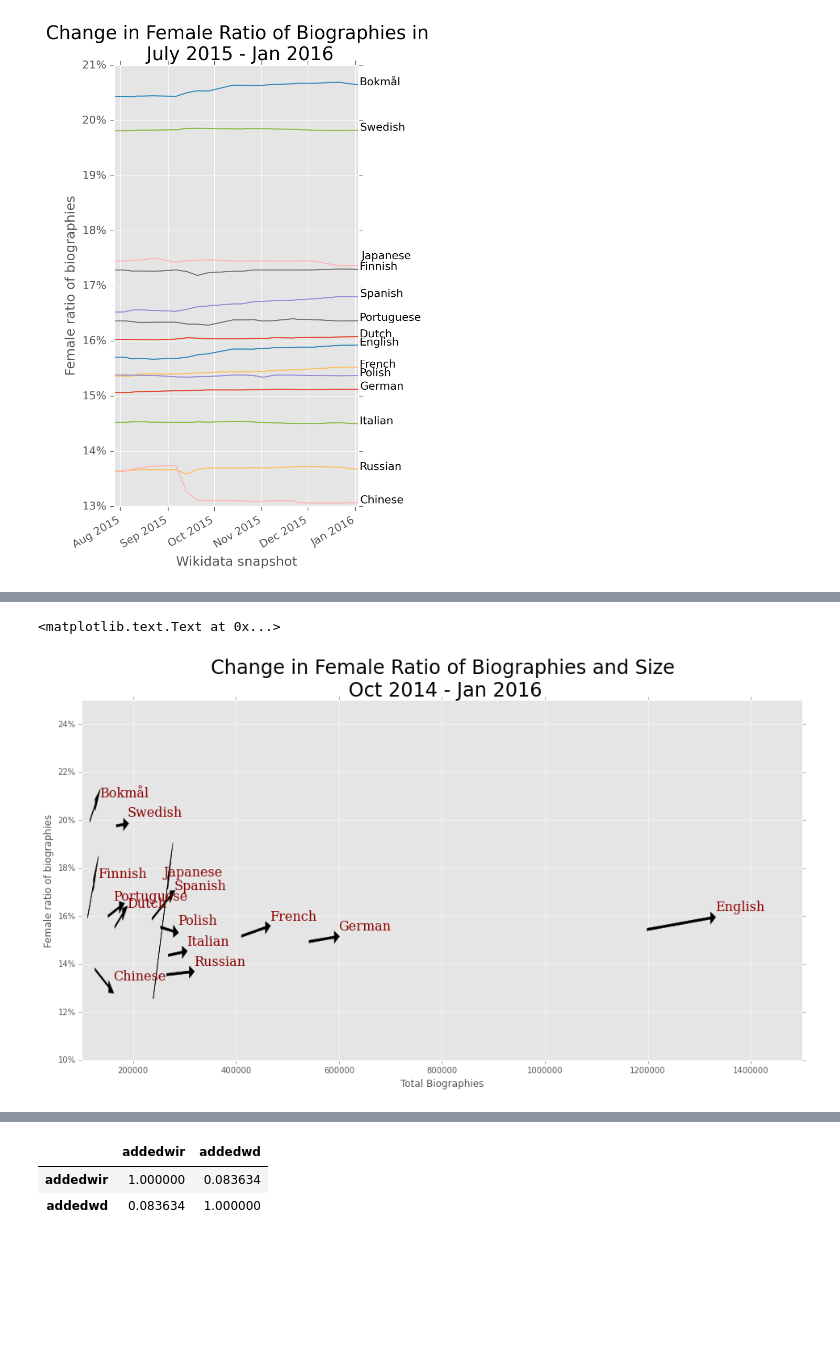
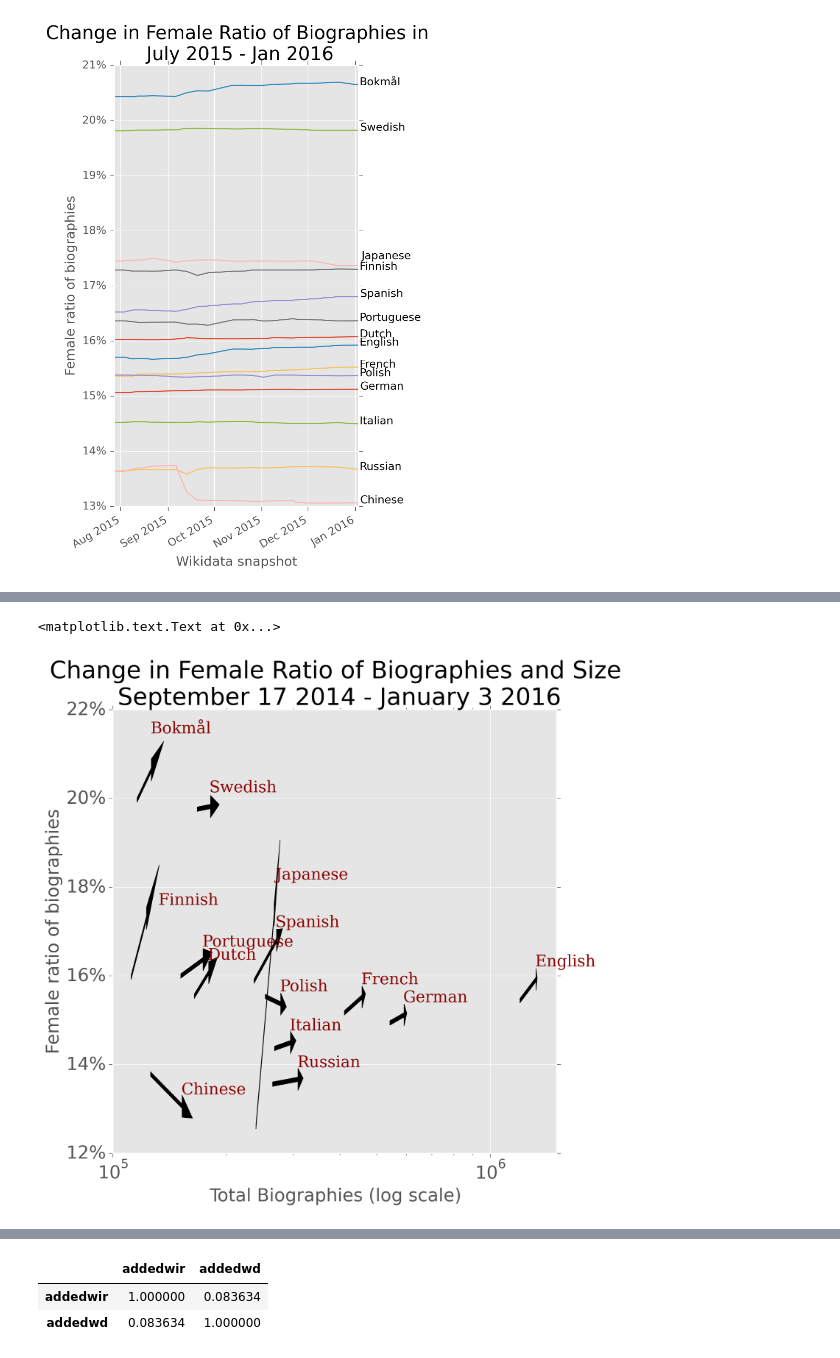
Before and after one commit to notconfusing/WIGI, a Jupyter notebook: chi/longitduinal descriptions.ipynb, the cells around one changed output, grey strips where cells are left out. Drawn from its saved outputs; the diff is of its cells as text; code cells hidden in the pictures; blank space fills up the shorter version.

```diff
--- a/chi/longitduinal descriptions.ipynb
+++ b/chi/longitduinal descriptions.ipynb
@@ -401,27 +418,30 @@ arrowdf = arrowdf.T.dropna(how='any').T
 # %%
-import matplotlib.pyplot as plt
 import math
-%matplotlib inline
 
-fig = plt.figure(figsize=(16,8))
+fig = plt.figure(figsize=(8,8))
 ax = fig.add_subplot(111)
+
 
 for wiki in arrowdf:
     plt.arrow(arrowdf[wiki].ix[2],  #x1
               arrowdf[wiki].ix[0],  # y1
               arrowdf[wiki].ix[3]-arrowdf[wiki].ix[2], # x2 - x1
               arrowdf[wiki].ix[1]-arrowdf[wiki].ix[0], # y2 - y1
              head_width=0.005, head_length=10000, fc='k', ec='k')
-    offset = 10000 if wiki not in ['jawiki','ptwiki'] else -10000
-    plt.text(arrowdf[wiki].ix[3]+offset, arrowdf[wiki].ix[1]**0.99, lookup_wikicode(wiki), fontdict=font)
-plt.ylim(0.10, 0.25)
-plt.ylabel("Female ratio of biographies")
+    xoffset = 0 if wiki not in ['fiwiki'] else 10000
+    yoffset = 0 if wiki not in ['jawiki','nowiki'] else 0.005
+    plt.text(arrowdf[wiki].ix[3]+xoffset, arrowdf[wiki].ix[1]**0.99+yoffset, lookup_wikicode(wiki), fontdict=font)
+plt.ylim(0.12, 0.22)
+plt.ylabel("Female ratio of biographies",size=18)
 plt.xlim(100000,1500000)
-plt.xlabel("Total Biographies")
+plt.xlabel("Total Biographies (log scale)", size=18)
+plt.xscale('log')
+plt.xticks(size=18)
+
 ax.yaxis.set_major_formatter(
     FuncFormatter(lambda y,pos: ('{0:.2f}'.format(y*100)).rstrip('0').rstrip('.')+'%'))
-#plt.yscale('log')
-plt.title('Change in Female Ratio of Biographies and Size \n Oct 2014 - Jan 2016', size=24)
+plt.yticks(size=18)
+plt.title('Change in Female Ratio of Biographies and Size \n September 17 2014 - January 3 2016', size=24)
 # %% [output]
 <matplotlib.text.Text at 0x...>
-[figure, old version]
+[figure, new version]
```
Also changed, not shown: parts of 22 cells of this notebook, 14 other files.
